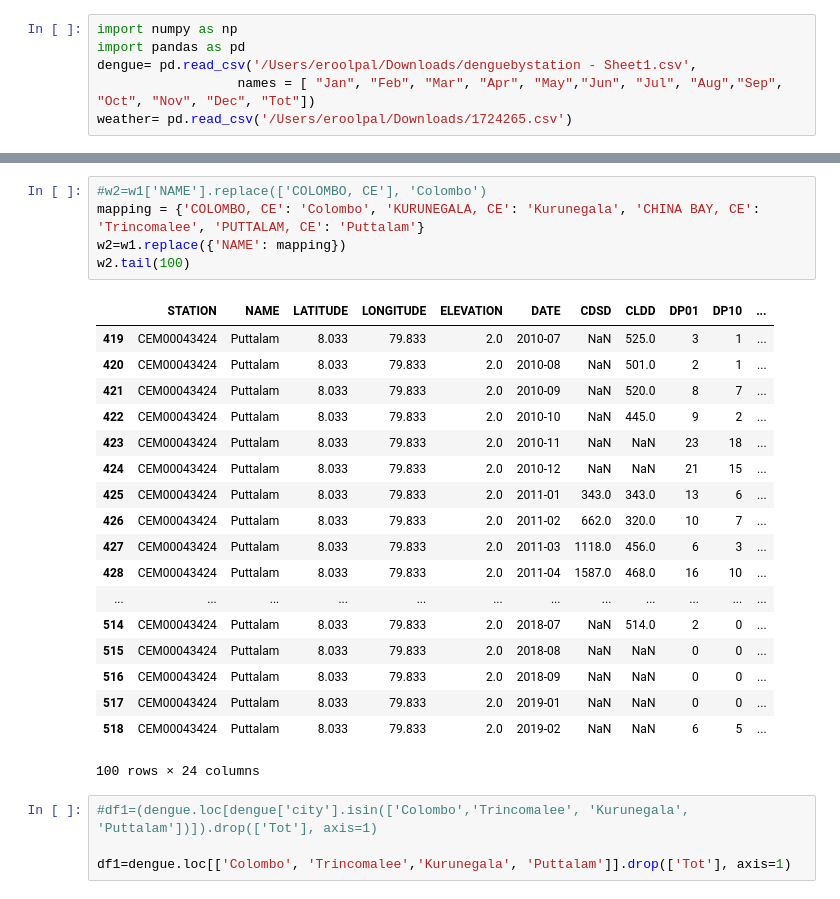
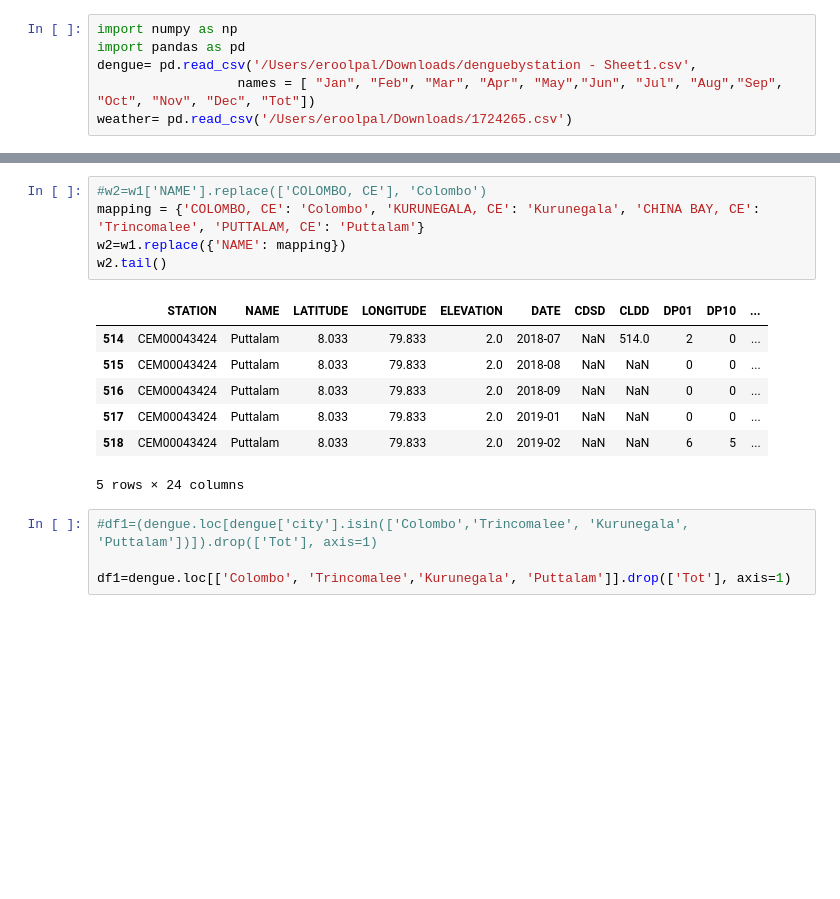
Before and after one commit to eroolpal/dengue1, a Jupyter notebook: dengue_sl.ipynb, the cells around one changed output, grey strips where cells are left out. Saved outputs shown, nothing was run; the diff lists cells and outputs as text; blank space fills up the shorter version.

```diff
--- a/dengue_sl.ipynb
+++ b/dengue_sl.ipynb
@@ -52,27 +30,16 @@ w1.head(1000)
 # %%
 #w2=w1['NAME'].replace(['COLOMBO, CE'], 'Colombo')
 mapping = {'COLOMBO, CE': 'Colombo', 'KURUNEGALA, CE': 'Kurunegala', 'CHINA BAY, CE': 'Trincomalee', 'PUTTALAM, CE': 'Puttalam'}
 w2=w1.replace({'NAME': mapping})
-w2.tail(100)
+w2.tail()
 # %% [output]
 |  | STATION | NAME | LATITUDE | LONGITUDE | ELEVATION | DATE | CDSD | CLDD | DP01 | DP10 | ... |
-| 419 | CEM00043424 | Puttalam | 8.033 | 79.833 | 2.0 | 2010-07 | NaN | 525.0 | 3 | 1 | ... |
-| 420 | CEM00043424 | Puttalam | 8.033 | 79.833 | 2.0 | 2010-08 | NaN | 501.0 | 2 | 1 | ... |
-| 421 | CEM00043424 | Puttalam | 8.033 | 79.833 | 2.0 | 2010-09 | NaN | 520.0 | 8 | 7 | ... |
-| 422 | CEM00043424 | Puttalam | 8.033 | 79.833 | 2.0 | 2010-10 | NaN | 445.0 | 9 | 2 | ... |
-| 423 | CEM00043424 | Puttalam | 8.033 | 79.833 | 2.0 | 2010-11 | NaN | NaN | 23 | 18 | ... |
-| 424 | CEM00043424 | Puttalam | 8.033 | 79.833 | 2.0 | 2010-12 | NaN | NaN | 21 | 15 | ... |
-| 425 | CEM00043424 | Puttalam | 8.033 | 79.833 | 2.0 | 2011-01 | 343.0 | 343.0 | 13 | 6 | ... |
-| 426 | CEM00043424 | Puttalam | 8.033 | 79.833 | 2.0 | 2011-02 | 662.0 | 320.0 | 10 | 7 | ... |
-| 427 | CEM00043424 | Puttalam | 8.033 | 79.833 | 2.0 | 2011-03 | 1118.0 | 456.0 | 6 | 3 | ... |
-| 428 | CEM00043424 | Puttalam | 8.033 | 79.833 | 2.0 | 2011-04 | 1587.0 | 468.0 | 16 | 10 | ... |
-| ... | ... | ... | ... | ... | ... | ... | ... | ... | ... | ... | ... |
 | 514 | CEM00043424 | Puttalam | 8.033 | 79.833 | 2.0 | 2018-07 | NaN | 514.0 | 2 | 0 | ... |
 | 515 | CEM00043424 | Puttalam | 8.033 | 79.833 | 2.0 | 2018-08 | NaN | NaN | 0 | 0 | ... |
 | 516 | CEM00043424 | Puttalam | 8.033 | 79.833 | 2.0 | 2018-09 | NaN | NaN | 0 | 0 | ... |
 | 517 | CEM00043424 | Puttalam | 8.033 | 79.833 | 2.0 | 2019-01 | NaN | NaN | 0 | 0 | ... |
 | 518 | CEM00043424 | Puttalam | 8.033 | 79.833 | 2.0 | 2019-02 | NaN | NaN | 6 | 5 | ... |
-100 rows × 24 columns
+5 rows × 24 columns
 # %%
 #df1=(dengue.loc[dengue['city'].isin(['Colombo','Trincomalee', 'Kurunegala', 'Puttalam'])]).drop(['Tot'], axis=1)
 
```
Also changed, not shown: parts of 14 cells of this notebook.
